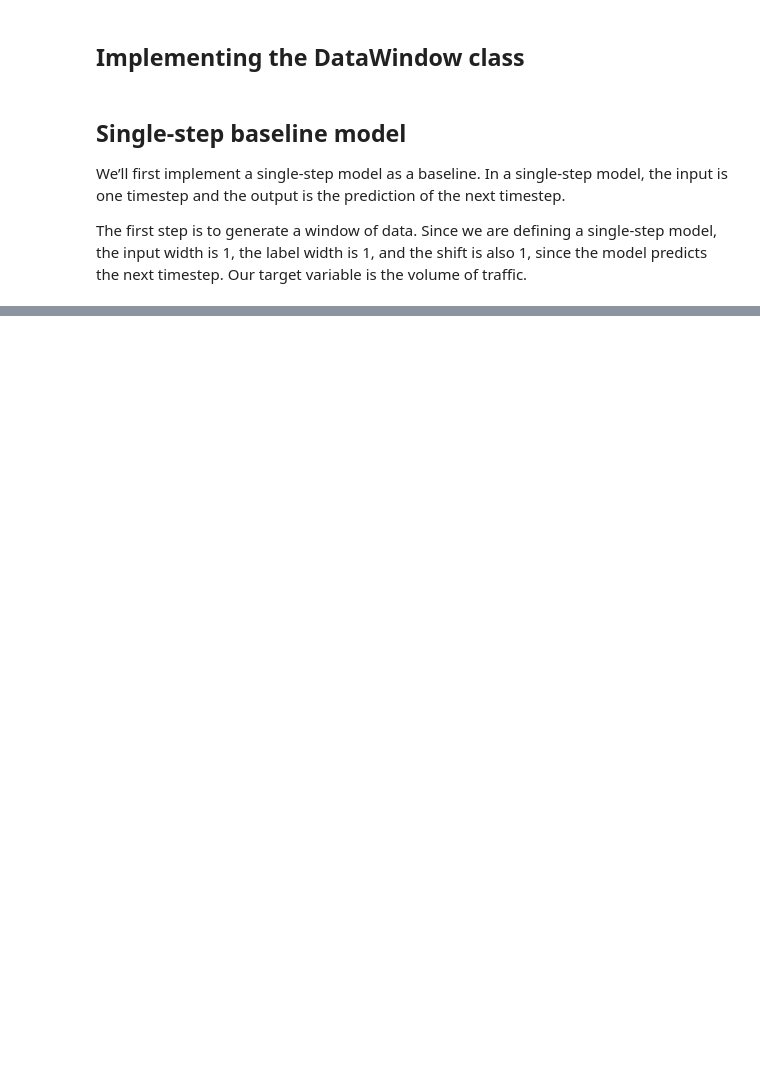
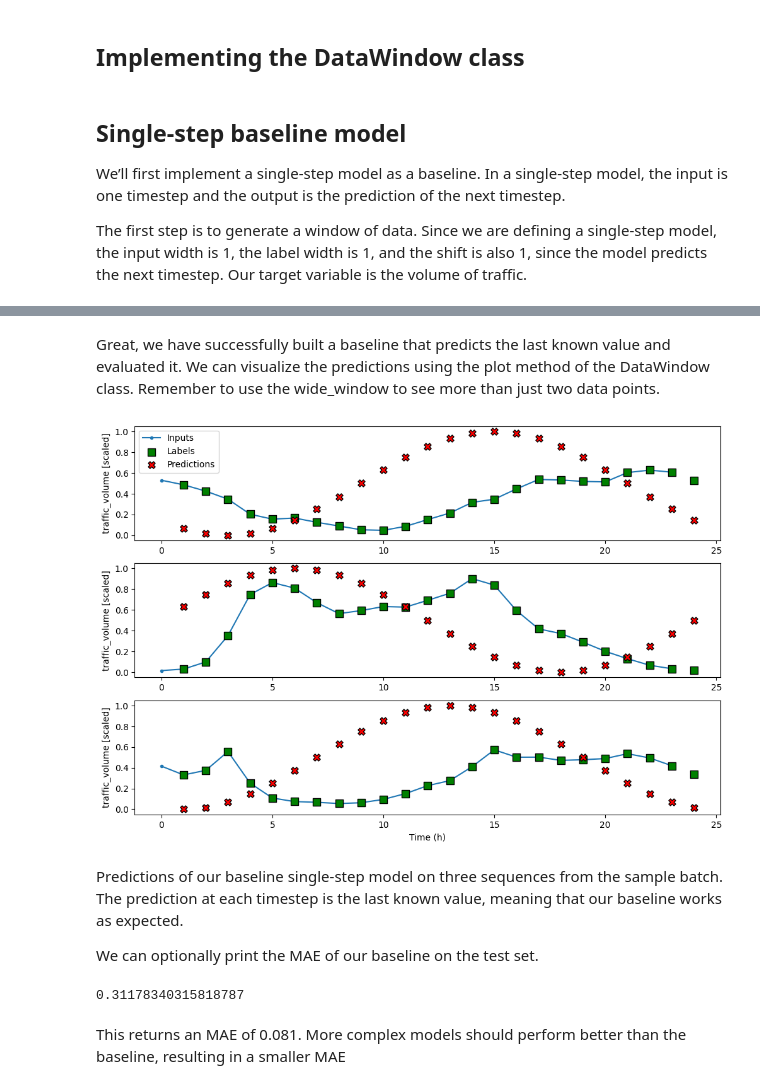
Before and after one commit to xbadiam/Forecasting, a Jupyter notebook: notebooks/02_Implementing_DataWIndow.ipynb, the cells around one changed output, grey strips where cells are left out. Saved outputs shown, nothing was run; the diff lists cells and outputs as text; code cells hidden in the pictures; blank space fills up the shorter version.

```diff
--- a/notebooks/02_Implementing_DataWIndow.ipynb
+++ b/notebooks/02_Implementing_DataWIndow.ipynb
@@ -20,0 +38,4 @@ df_train.head()
+# %%
+url_test = 'https://raw.githubusercontent.com/xbadiam/Forecasting/refs/heads/main/data/output/test.csv'
+test_df = pd.read_csv(url_test, index_col=0)
+test_df.head(5)
@@ -162,2 +195,6 @@ For plotting purposes, we’ll also define a wider window so we can visualize ma
 # %%
-wide_window = DataWindow(input_width=24, label_width=24, shift=1, label_columns=['traffic_volume'])
+wide_window = DataWindow(input_width=24,
+                         label_width=24,
+                         shift=1,
+                         label_columns=['traffic_volume'],
+                         train_df=train_df, val_df=val_df, test_df=test_df)
@@ -163,0 +203,9 @@ wide_window = DataWindow(input_width=24, label_width=24, shift=1, label_columns=
+# %%
+# Generate a dictionary with the name and index of each column in the training set
+column_indices = {name: i for i, name in enumerate(df_train.columns)}
+
+# Pass the index of the target column in the Baseline class.
+baseline_last = Baseline(label_index=column_indices['traffic_volume'])
+# %%
+# Compile the model to generate the predictions.
+baseline_last.compile(loss=MeanSquaredError(), metrics=[MeanAbsoluteError()])
@@ -163,0 +226,16 @@ wide_window = DataWindow(input_width=24, label_width=24, shift=1, label_columns=
+# %% [markdown]
+Great, we have successfully built a baseline that predicts the last known value and evaluated it. We can visualize the predictions using the plot method of the DataWindow class. Remember to use the wide_window to see more than just two data points.
+# %%
+wide_window.plot(baseline_last)
+# %% [output]
+[figure, added]
+# %% [markdown]
+Predictions of our baseline single-step model on three sequences from the sample batch. The prediction at each timestep is the last known value, meaning that our baseline works as expected.
+
+We can optionally print the MAE of our baseline on the test set.
+# %%
+print(performance['Baseline - Last'][1])
+# %% [output]
+0.31178340315818787
+# %% [markdown]
+This returns an MAE of 0.081. More complex models should perform better than the baseline, resulting in a smaller MAE
```
Also changed, not shown: parts of 9 cells of this notebook, 1 other file.
